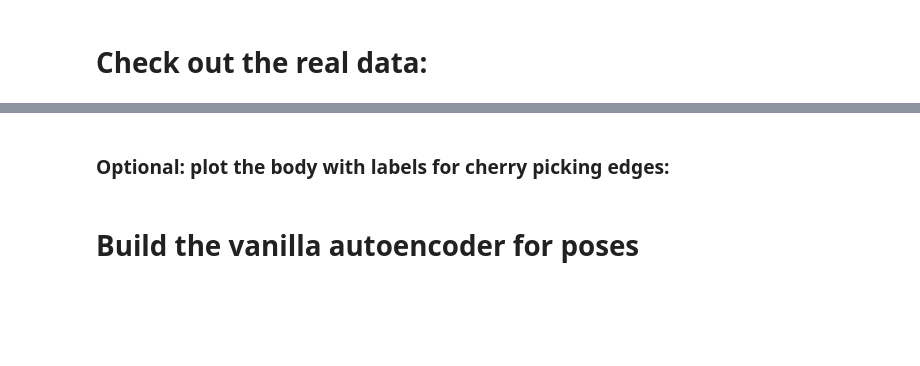
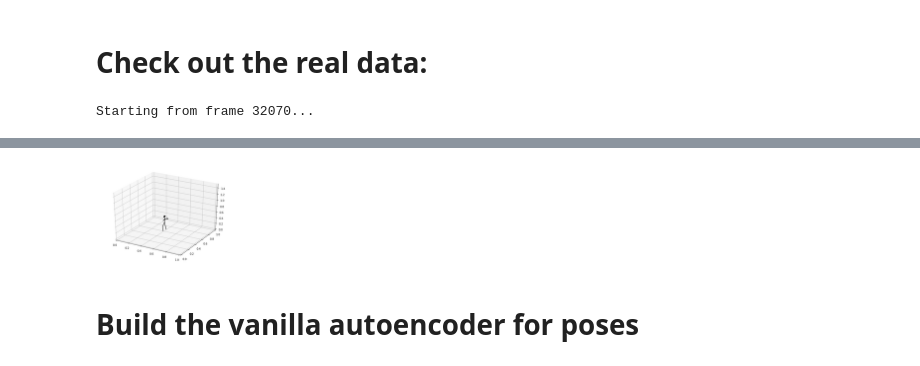
Before and after one commit to mariel-pettee/choreography, a Jupyter notebook: main.ipynb, the cells around one changed output, grey strips where cells are left out. Cells and saved outputs as stored; diff of their text form; code cells hidden in the pictures; blank space fills up the shorter version.

```diff
--- a/main.ipynb
+++ b/main.ipynb
@@ -27,4 +37,7 @@ data = load_data('data/mariel_*')
 frame = np.random.randint(0,data.full.X.shape[1]-50)
 print("Starting from frame {}...".format(frame))
 
-HTML(animate(data.full.X[:,frame:,:], frames=50))
+# HTML(animate(data.full.X[:,frame:,:], frames=50))
+HTML(animate(data.selected.X[:,frame:,:], frames=50, edges=data.selected.edges, colors='black'))
+# %% [output]
+Starting from frame 32070...
@@ -30,0 +45 @@ HTML(animate(data.full.X[:,frame:,:], frames=50))
+[figure, added]
@@ -33,2 +45,0 @@ HTML(animate(data.selected.X[:,frame:,:], frames=50, edges=data.selected.edges,
-# %% [markdown]
-### Optional: plot the body with labels for cherry picking edges:
```
Also changed, not shown: parts of 8 cells of this notebook, 4 other files.
